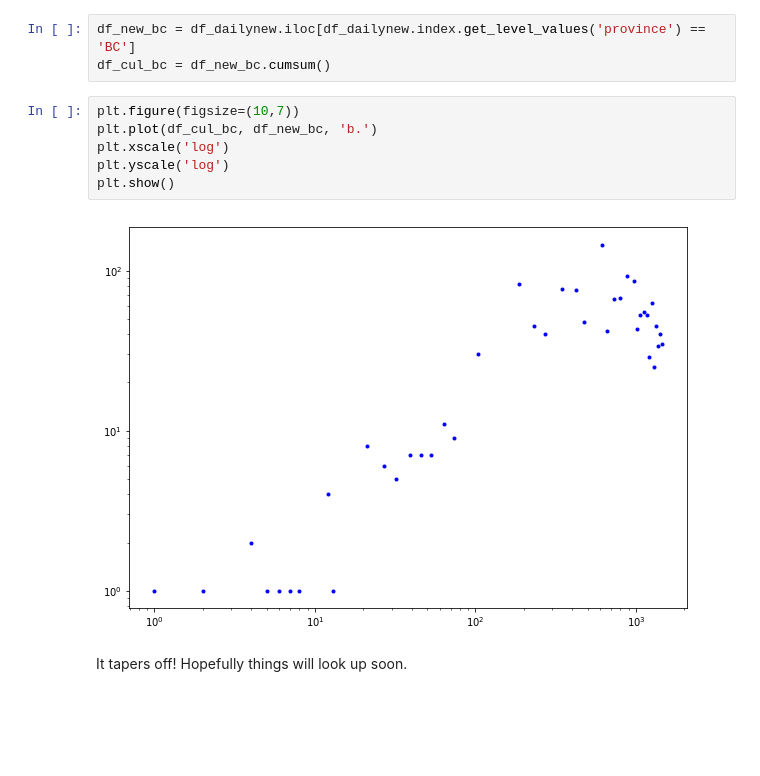
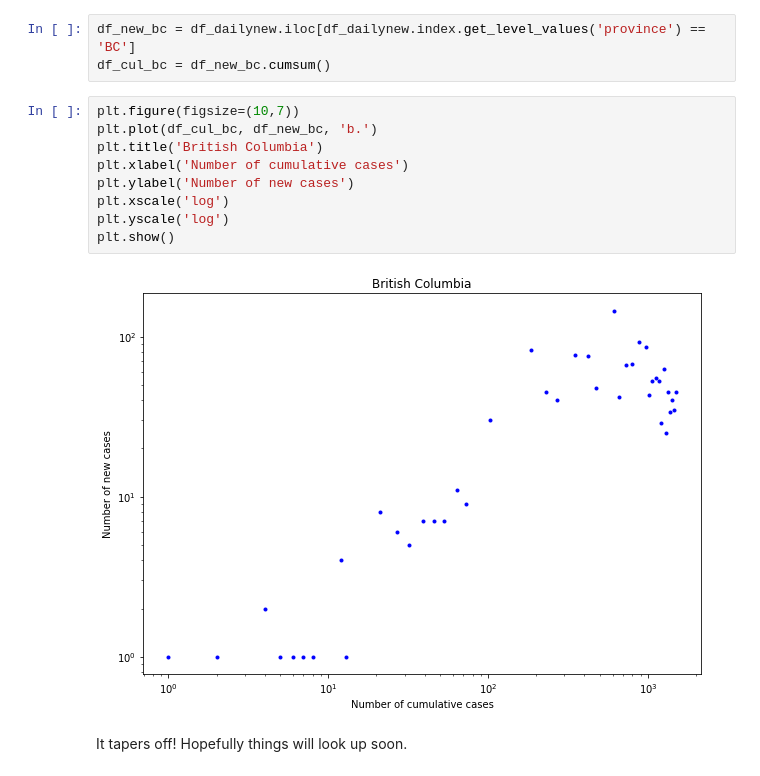
Before and after one commit to hhfchoi/COVID19-provinces, a Jupyter notebook: COVID-19 cases.ipynb, the cells around one changed output. Drawn from its saved outputs; the diff is of its cells as text; blank space fills up the shorter version.

```diff
--- a/COVID-19 cases.ipynb
+++ b/COVID-19 cases.ipynb
@@ -72,11 +72,14 @@ df_cul_bc = df_new_bc.cumsum()
 # %%
 plt.figure(figsize=(10,7))
 plt.plot(df_cul_bc, df_new_bc, 'b.')
+plt.title('British Columbia')
+plt.xlabel('Number of cumulative cases')
+plt.ylabel('Number of new cases')
 plt.xscale('log')
 plt.yscale('log')
 plt.show()
 # %% [output]
-[figure, old version]
+[figure, new version]
 # %% [markdown]
 It tapers off! Hopefully things will look up soon.
 # %% [markdown]
```
Also changed, not shown: parts of 16 cells of this notebook, 1 other file.
